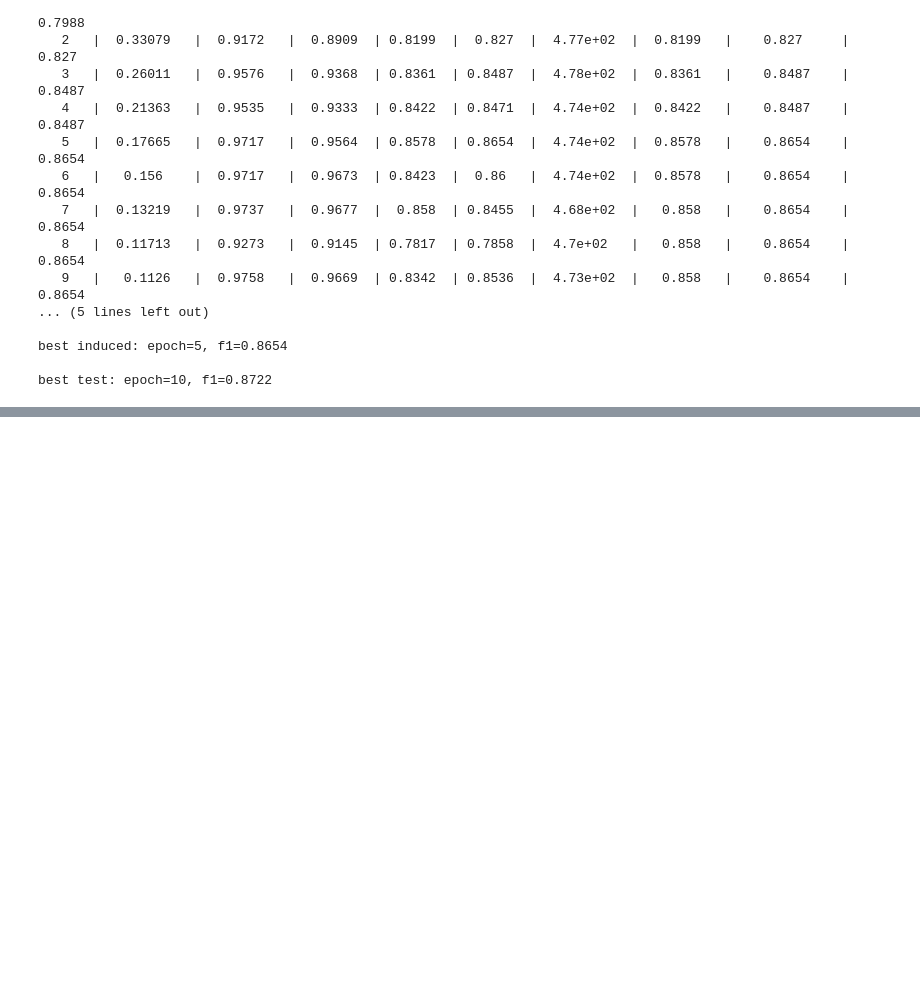
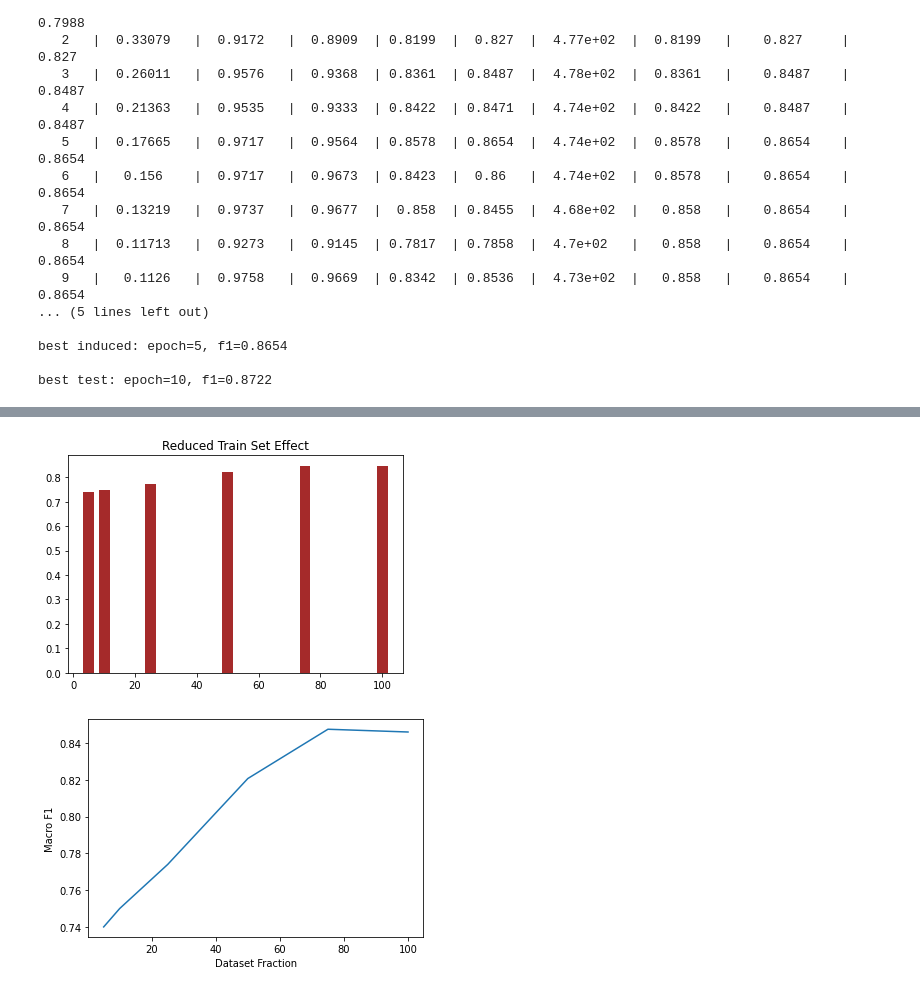
Before and after one commit to yaronwinter/cyber_bulling_task, a Jupyter notebook: notebooks/shield.ipynb, the cells around one changed output, grey strips where cells are left out. Cells and saved outputs as stored; diff of their text form; code cells hidden in the pictures; blank space fills up the shorter version.

```diff
--- a/notebooks/shield.ipynb
+++ b/notebooks/shield.ipynb
@@ -651,0 +795,15 @@ best test: epoch=10, f1=0.8722
+# %%
+# Plot the decrease in performance as the train set gets smaller
+import matplotlib.pyplot as plt
+fractions = [100, 75, 50, 25, 10, 5]
+scores = [0.846, 0.8475, 0.8207, 0.774, 0.75, 0.74]
+plt.title("Reduced Train Set Effect")
+plt.bar(fractions, scores, color='brown', width=3.5)
+plt.show()
+plt.plot(fractions, scores)
+plt.xlabel("Dataset Fraction")
+plt.ylabel("Macro F1")
+plt.show()
+# %% [output]
+[figure, added]
+[figure, added]
```
Also changed, not shown: parts of 5 cells of this notebook.
